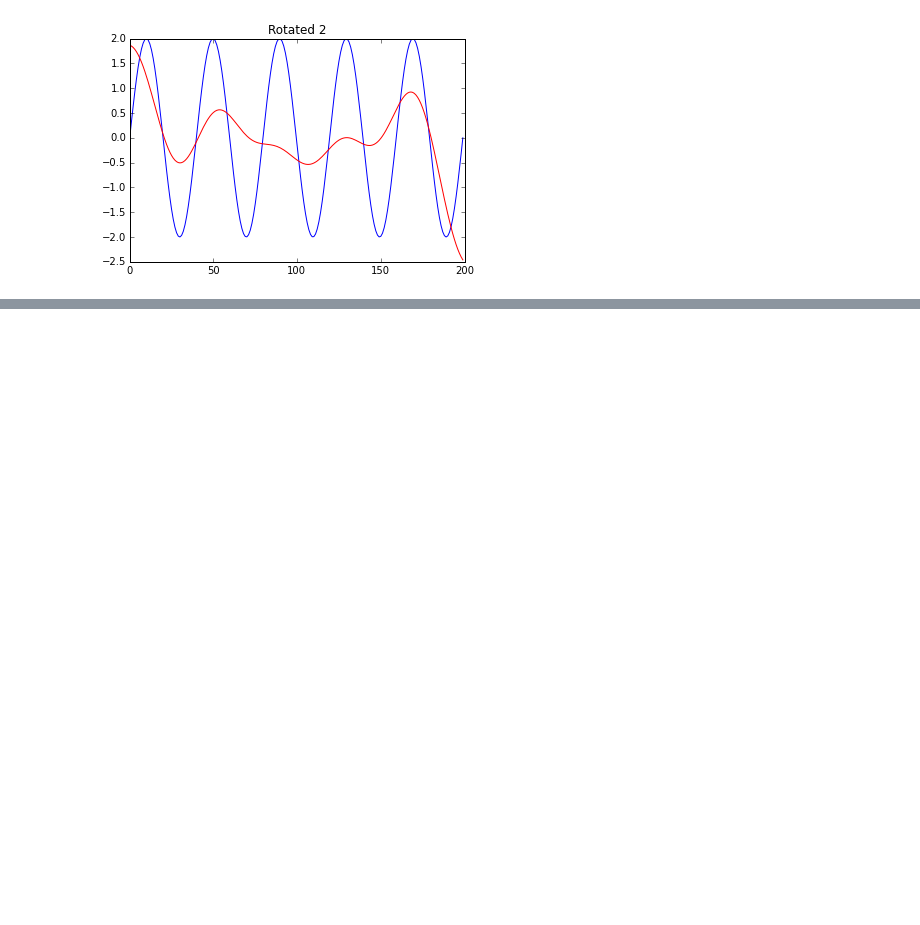
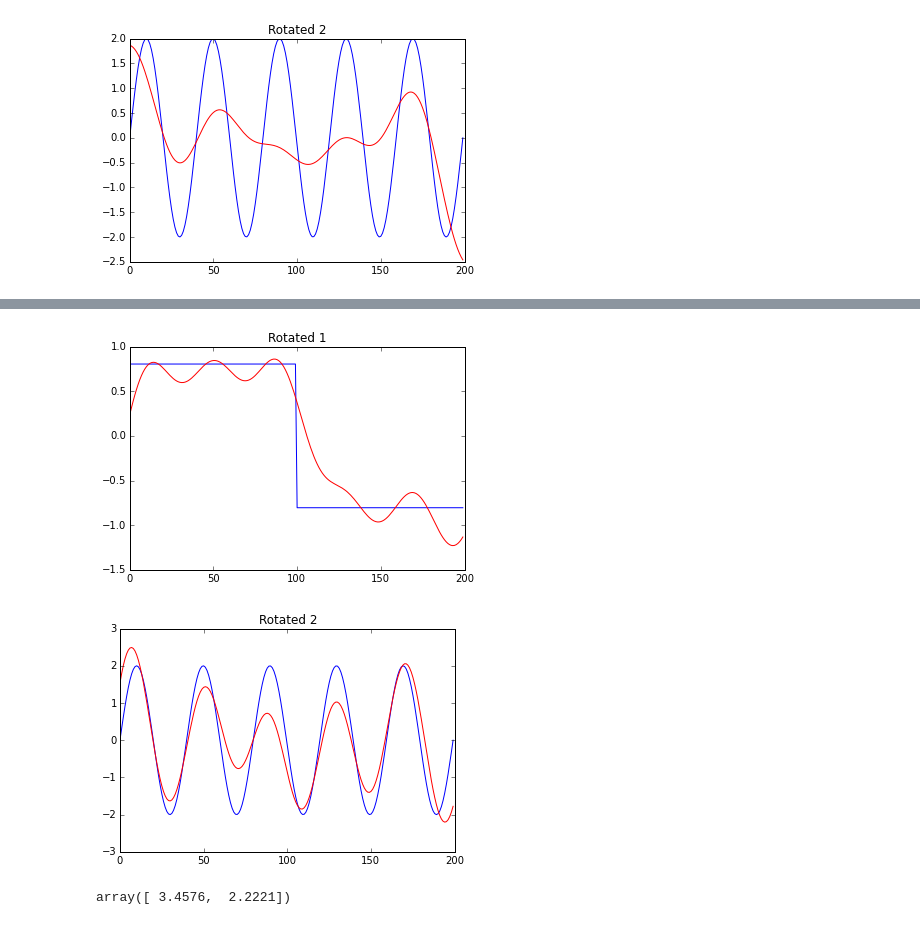
Before and after one commit to catniplab/vlgp, a Jupyter notebook: main.ipynb, the cells around one changed output, grey strips where cells are left out. Drawn from its saved outputs; the diff is of its cells as text; code cells hidden in the pictures; blank space fills up the shorter version.

```diff
--- a/main.ipynb
+++ b/main.ipynb
@@ -751,0 +755,12 @@ for l in range(L):
+# %%
+lbound, m2, V2, a2, b2, new_var, new_scale, a0, b0, elapsed, converged = variational(y, 0, mu, new_var, w,
+                                                               a0=a1,
+                                                               b0=b1,
+                                                               m0=m1,
+                                                               V0=V1,
+                                                               guardV=True,
+                                                               fixalpha=False, fixbeta=False, fixpostmean=False,
+                                                               fixpostcov=False,
+                                                               normofalpha=np.sqrt(N), intercept=True,
+                                                               hyper=True,
+                                                               control=control)
@@ -751,0 +785,15 @@ for l in range(L):
+# %%
+c = linalg.lstsq(m2, x)[0]
+rotated = np.dot(m2, c)
+for l in range(L):
+    figure()
+    plot(x[:, l] - np.mean(x[:, l]), label='latent', color='blue')
+    plot(rotated[:, l], label='transformed posterior', color='red')
+    title('Rotated {}'.format(l + 1))
+# %% [output]
+[figure, added]
+[figure, added]
+# %%
+new_var
+# %% [output]
+array([ 3.4576,  2.2221])
```
Also changed, not shown: parts of 11 cells of this notebook, 1 other file.
